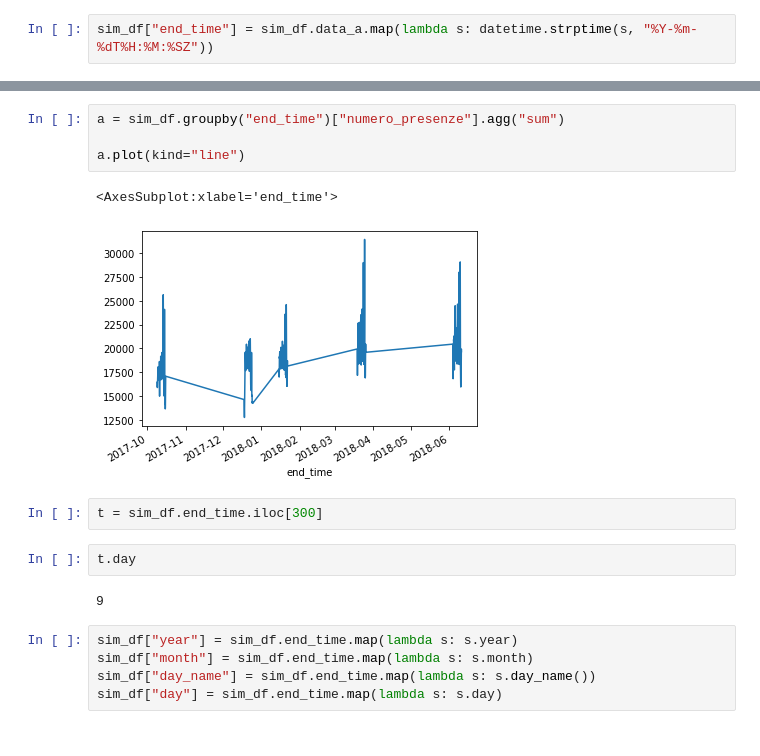
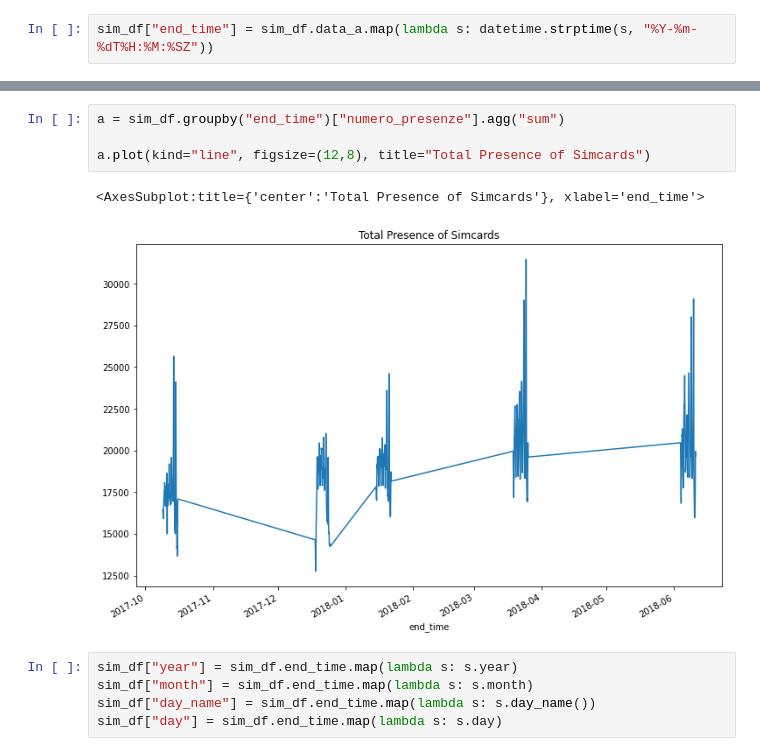
Before and after one commit to xssChauhan/torino-noise, a Jupyter notebook: Torino Data.ipynb, the cells around one changed output, grey strips where cells are left out. Cells and saved outputs as stored; diff of their text form.

```diff
--- a/Torino Data.ipynb
+++ b/Torino Data.ipynb
@@ -188,16 +283,10 @@ sns.lineplot(
 # %%
 a = sim_df.groupby("end_time")["numero_presenze"].agg("sum")
 
-a.plot(kind="line")
+a.plot(kind="line", figsize=(12,8), title="Total Presence of Simcards")
 # %% [output]
-<AxesSubplot:xlabel='end_time'>
+<AxesSubplot:title={'center':'Total Presence of Simcards'}, xlabel='end_time'>
-[figure, old version]
+[figure, new version]
-# %%
-t = sim_df.end_time.iloc[300]
-# %%
-t.day
-# %% [output]
-9
 # %%
 sim_df["year"] = sim_df.end_time.map(lambda s: s.year)
 sim_df["month"] = sim_df.end_time.map(lambda s: s.month)
```
Also changed, not shown: parts of 92 cells of this notebook, 9 other files.
